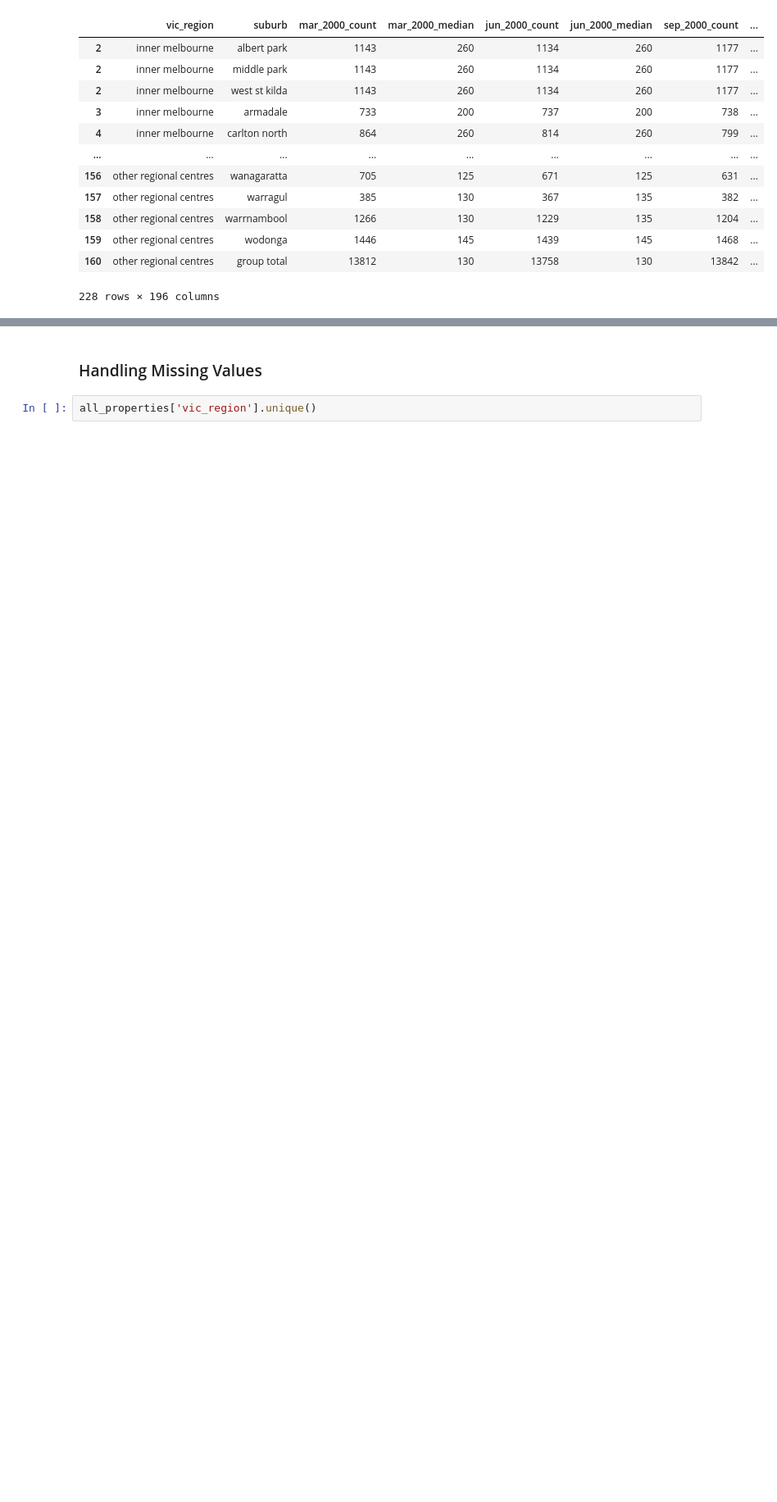
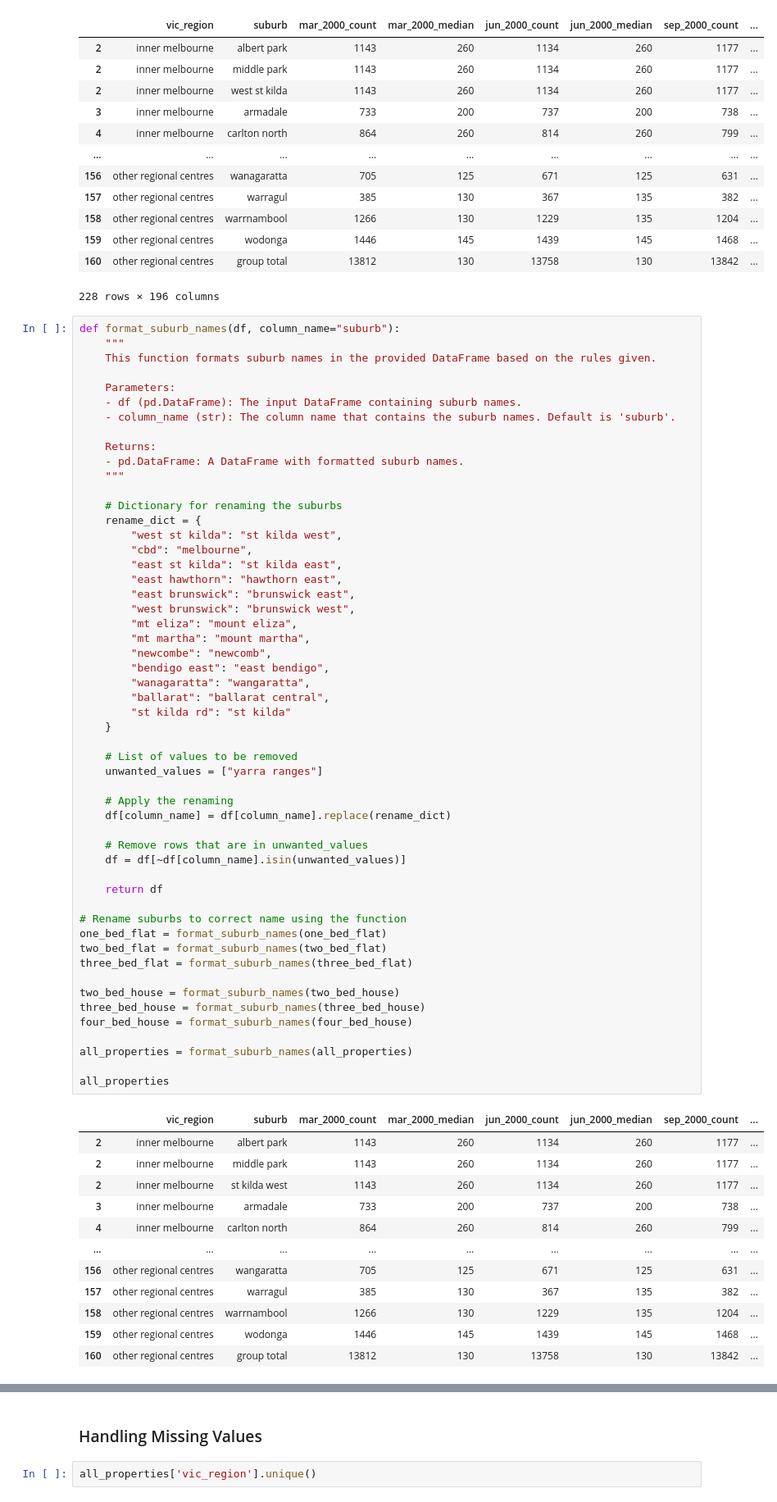
Before and after one commit to MAST30034-AppliedDataScience/project-2-group-real-estate-industry-project-15, a Jupyter notebook: notebooks/preprocess_rental_history.ipynb, the cells around one changed output, grey strips where cells are left out. Shown at 82% size. Saved outputs shown, nothing was run; the diff lists cells and outputs as text; blank space fills up the shorter version.

```diff
--- a/notebooks/preprocess_rental_history.ipynb
+++ b/notebooks/preprocess_rental_history.ipynb
@@ -152,3 +152,69 @@ all_properties
 | 159 | other regional centres | wodonga | 1446 | 145 | 1439 | 145 | 1468 | ... |
 | 160 | other regional centres | group total | 13812 | 130 | 13758 | 130 | 13842 | ... |
 228 rows × 196 columns
+# %%
+def format_suburb_names(df, column_name="suburb"):
+    """
+    This function formats suburb names in the provided DataFrame based on the rules given.
+
+    Parameters:
+    - df (pd.DataFrame): The input DataFrame containing suburb names.
+    - column_name (str): The column name that contains the suburb names. Default is 'suburb'.
+
+    Returns:
+    - pd.DataFrame: A DataFrame with formatted suburb names.
+    """
+
+    # Dictionary for renaming the suburbs
+    rename_dict = {
+        "west st kilda": "st kilda west",
+        "cbd": "melbourne",
+        "east st kilda": "st kilda east",
+        "east hawthorn": "hawthorn east",
+        "east brunswick": "brunswick east",
+        "west brunswick": "brunswick west",
+        "mt eliza": "mount eliza",
+        "mt martha": "mount martha",
+        "newcombe": "newcomb",
+        "bendigo east": "east bendigo",
+        "wanagaratta": "wangaratta",
+        "ballarat": "ballarat central",
+        "st kilda rd": "st kilda"
+    }
+
+    # List of values to be removed
+    unwanted_values = ["yarra ranges"]
+
+    # Apply the renaming
+    df[column_name] = df[column_name].replace(rename_dict)
+
+    # Remove rows that are in unwanted_values
+    df = df[~df[column_name].isin(unwanted_values)]
+
+    return df
+
+# Rename suburbs to correct name using the function
+one_bed_flat = format_suburb_names(one_bed_flat)
+two_bed_flat = format_suburb_names(two_bed_flat)
+three_bed_flat = format_suburb_names(three_bed_flat)
+
+two_bed_house = format_suburb_names(two_bed_house)
+three_bed_house = format_suburb_names(three_bed_house)
+four_bed_house = format_suburb_names(four_bed_house)
+
+all_properties = format_suburb_names(all_properties)
+
+all_properties
+# %% [output]
+|  | vic_region | suburb | mar_2000_count | mar_2000_median | jun_2000_count | jun_2000_median | sep_2000_count | ... |
+| 2 | inner melbourne | albert park | 1143 | 260 | 1134 | 260 | 1177 | ... |
+| 2 | inner melbourne | middle park | 1143 | 260 | 1134 | 260 | 1177 | ... |
+| 2 | inner melbourne | st kilda west | 1143 | 260 | 1134 | 260 | 1177 | ... |
+| 3 | inner melbourne | armadale | 733 | 200 | 737 | 200 | 738 | ... |
+| 4 | inner melbourne | carlton north | 864 | 260 | 814 | 260 | 799 | ... |
+| ... | ... | ... | ... | ... | ... | ... | ... | ... |
+| 156 | other regional centres | wangaratta | 705 | 125 | 671 | 125 | 631 | ... |
+| 157 | other regional centres | warragul | 385 | 130 | 367 | 135 | 382 | ... |
+| 158 | other regional centres | warrnambool | 1266 | 130 | 1229 | 135 | 1204 | ... |
+| 159 | other regional centres | wodonga | 1446 | 145 | 1439 | 145 | 1468 | ... |
+| 160 | other regional centres | group total | 13812 | 130 | 13758 | 130 | 13842 | ... |
```
Also changed, not shown: parts of 2 cells of this notebook.
